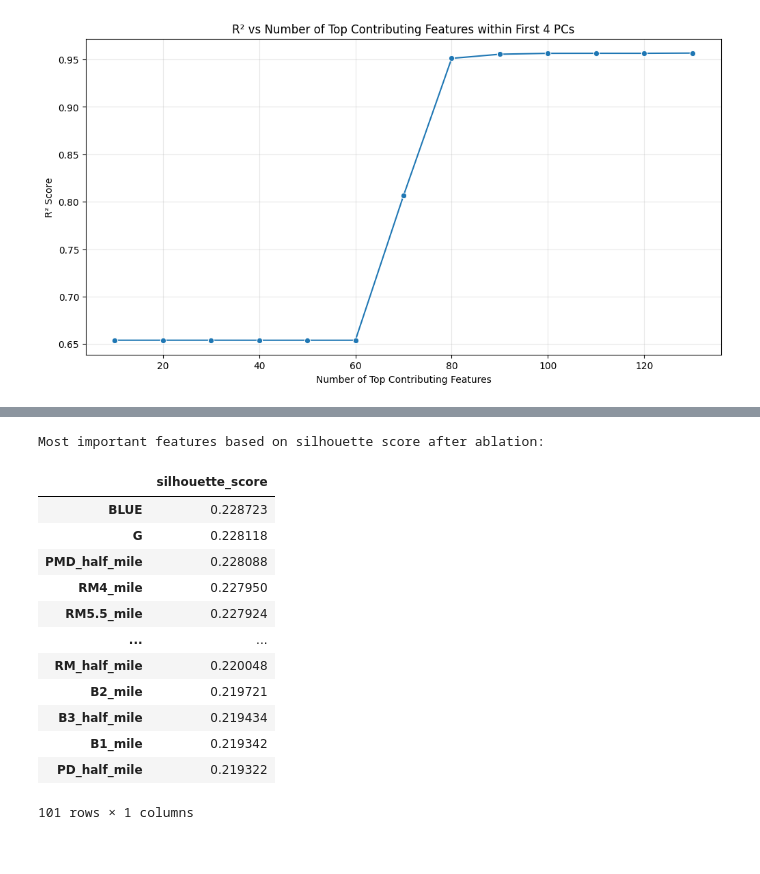
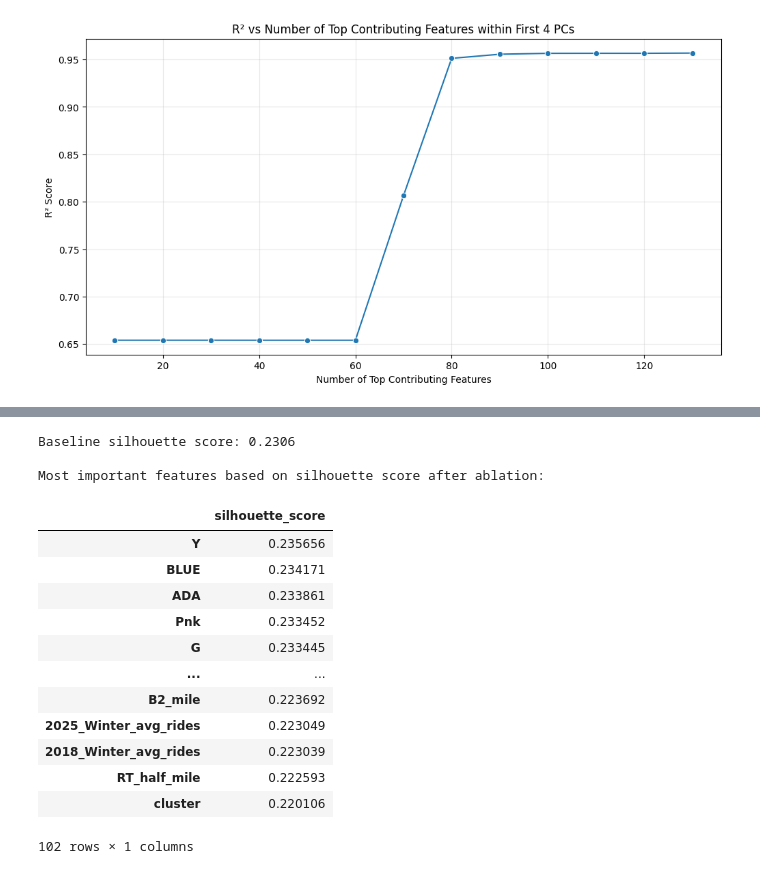
Before and after one commit to azcao95/cta-ridership-w2026-mads-milestone-2, a Jupyter notebook: ridership.ipynb, the cells around one changed output, grey strips where cells are left out. Cells and saved outputs as stored; diff of their text form; code cells hidden in the pictures.

```diff
--- a/ridership.ipynb
+++ b/ridership.ipynb
@@ -1302,31 +1312,37 @@ Average ridership statistics by cluster:
 # %%
 # Ablation testing to see which features are most important for clustering
 from sklearn.metrics import silhouette_score
 feature_importance = {}
 
+# Calculate baseline silhouette score
+baseline_score = silhouette_score(X_scaled, si_gdf_avg_ridership["cluster"])
+print(f"Baseline silhouette score: {baseline_score:.4f}\n")
+
 for col in clustering_cols:
     X_ablated = X_cluster.drop(columns=[col])
     X_ablated_scaled = StandardScaler().fit_transform(X_ablated)
-    kmeans_ablated = KMeans(n_clusters=k, random_state=42, n_init=10)
+    kmeans_ablated = KMeans(n_clusters=k, n_init=10)
     labels_ablated = kmeans_ablated.fit_predict(X_ablated_scaled)
     score = silhouette_score(X_ablated_scaled, labels_ablated)
     feature_importance[col] = score
 feature_importance_df = pd.DataFrame.from_dict(feature_importance, orient="index", columns=["silhouette_score"])
-feature_importance_df = feature_importance_df.sort_values(by="silhouette_score", ascending=False)
-print("Most important features based on silhouette score after ablation:")
+feature_importance_df = feature_importance_df.sort_values(by="silhouette_score", ascending=True)
+print("Most important features based on silhouette score after ablation (lower score indicates higher importance):")
 display(feature_importance_df)
 # %% [output]
+Baseline silhouette score: 0.2306
+
 Most important features based on silhouette score after ablation:
 |  | silhouette_score |
-| BLUE | 0.228723 |
-| G | 0.228118 |
-| PMD_half_mile | 0.228088 |
-| RM4_mile | 0.227950 |
-| RM5.5_mile | 0.227924 |
+| Y | 0.235656 |
+| BLUE | 0.234171 |
+| ADA | 0.233861 |
+| Pnk | 0.233452 |
+| G | 0.233445 |
 | ... | ... |
-| RM_half_mile | 0.220048 |
-| B2_mile | 0.219721 |
-| B3_half_mile | 0.219434 |
-| B1_mile | 0.219342 |
-| PD_half_mile | 0.219322 |
+| B2_mile | 0.223692 |
+| 2025_Winter_avg_rides | 0.223049 |
+| 2018_Winter_avg_rides | 0.223039 |
+| RT_half_mile | 0.222593 |
+| cluster | 0.220106 |
-101 rows × 1 columns
+102 rows × 1 columns
```
Also changed, not shown: parts of 1 cell of this notebook.
